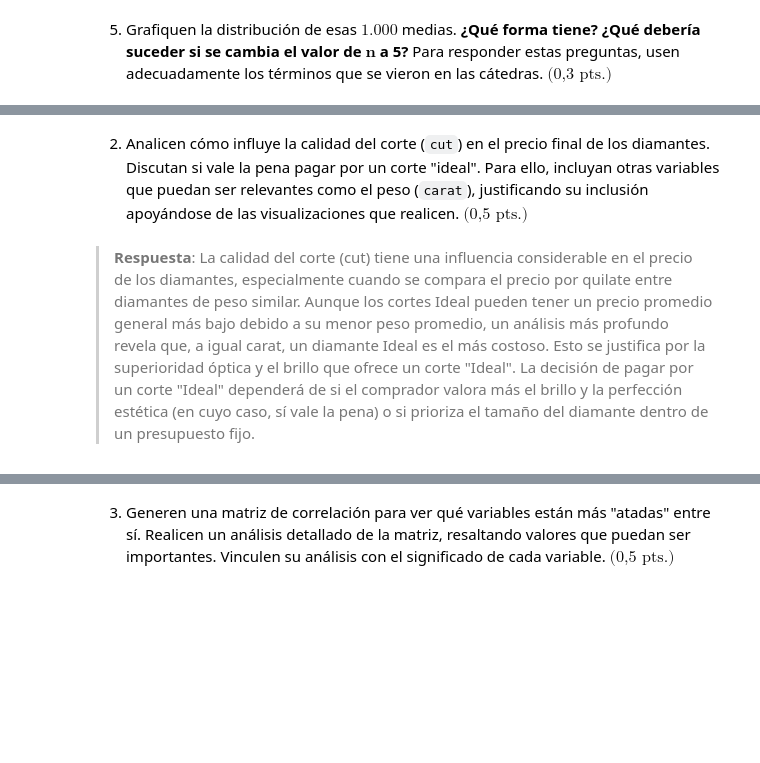
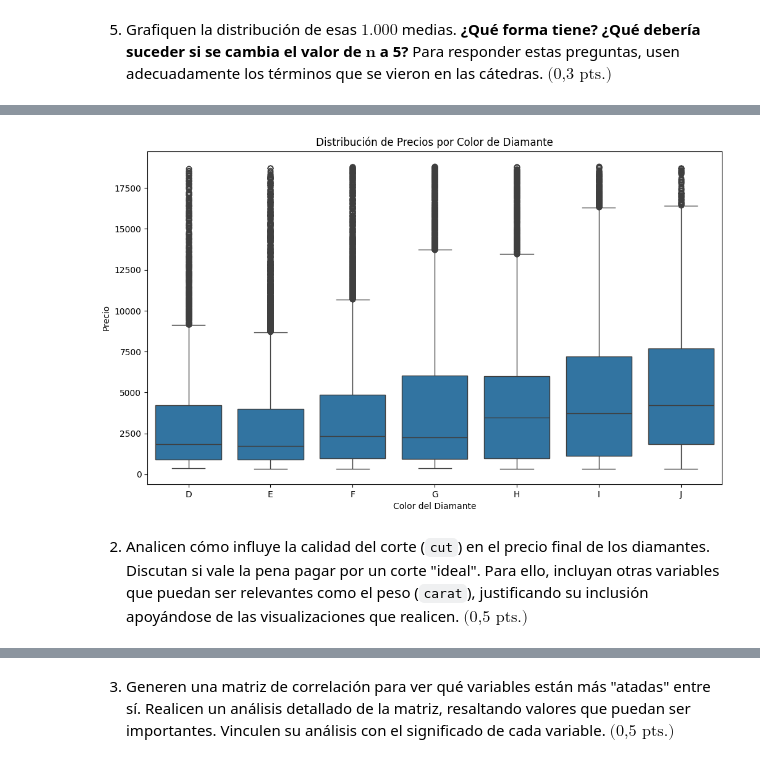
Before and after one commit to milemrc5-cpu/cursoedv-tarea1-equipo2, a Jupyter notebook: tareaedv.ipynb, the cells around one changed output, grey strips where cells are left out. Cells and saved outputs as stored; diff of their text form; code cells hidden in the pictures; blank space fills up the shorter version.

```diff
--- a/tareaedv.ipynb
+++ b/tareaedv.ipynb
@@ -549,4 +181,11 @@ Passing `palette` without assigning `hue` is deprecated and will be removed in v
+# %%
+plt.figure(figsize=(12, 7))
+sns.boxplot(x='color', y='price', data=data_diamantes, order=['D', 'E', 'F', 'G', 'H', 'I', 'J'])
+plt.title('Distribución de Precios por Color de Diamante')
+plt.xlabel('Color del Diamante')
+plt.ylabel('Precio')
+plt.show()
+# %% [output]
+[figure, added]
 # %% [markdown]
 2. Analicen cómo influye la calidad del corte (`cut`) en el precio final de los diamantes. Discutan si vale la pena pagar por un corte "ideal". Para ello, incluyan otras variables que puedan ser relevantes como el peso (`carat`), justificando su inclusión apoyándose de las visualizaciones que realicen. $\textrm{(0,5 pts.)}$
-# %% [markdown]
-> **Respuesta**: La calidad del corte (cut) tiene una influencia considerable en el precio de los diamantes, especialmente cuando se compara el precio por quilate entre diamantes de peso similar. Aunque los cortes Ideal pueden tener un precio promedio general más bajo debido a su menor peso promedio, un análisis más profundo revela que, a igual carat, un diamante Ideal es el más costoso. Esto se justifica por la superioridad óptica y el brillo que ofrece un corte "Ideal". La decisión de pagar por un corte "Ideal" dependerá de si el comprador valora más el brillo y la perfección estética (en cuyo caso, sí vale la pena) o si prioriza el tamaño del diamante dentro de un presupuesto fijo.
```
Also changed, not shown: parts of 53 cells of this notebook.
